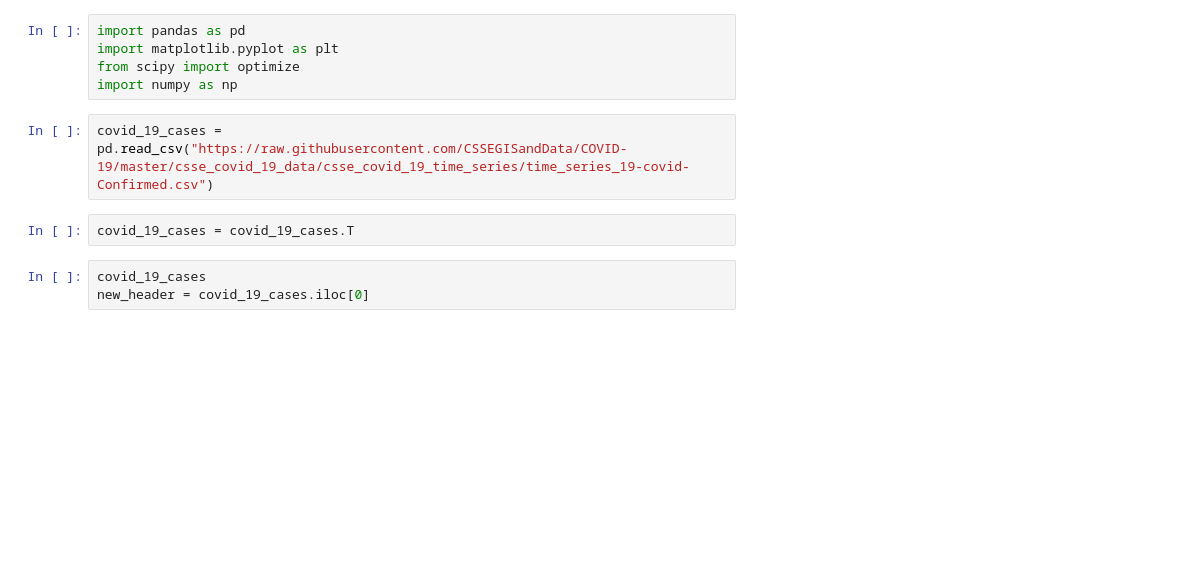
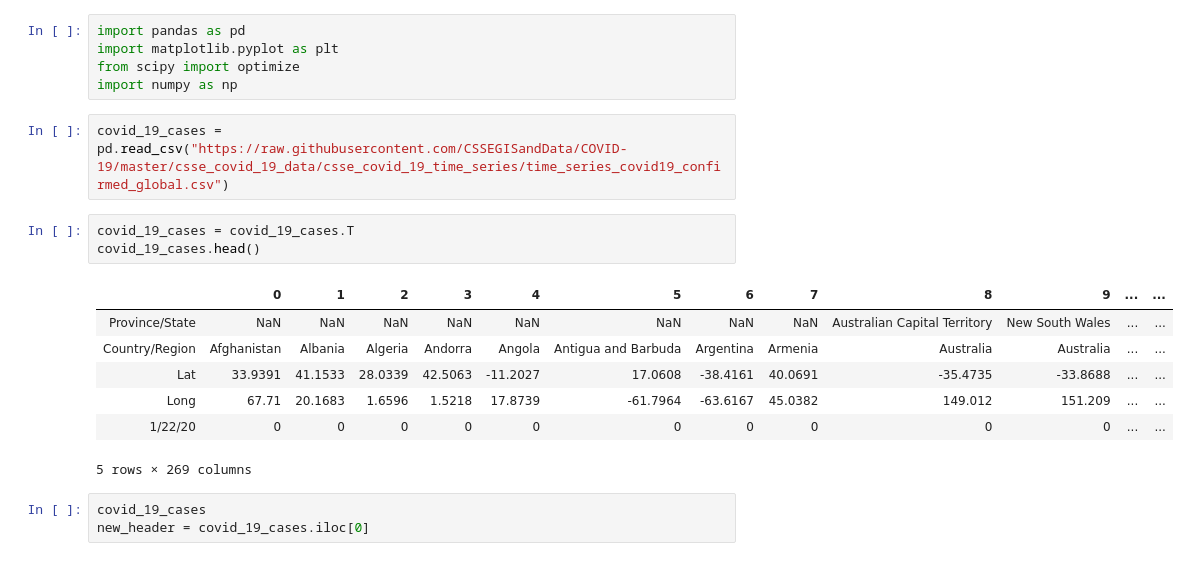
Before and after one commit to jcolot/Data-Science, a Jupyter notebook: COVID-19.ipynb, the cells around one changed output. Saved outputs shown, nothing was run; the diff lists cells and outputs as text; blank space fills up the shorter version.

```diff
--- a/COVID-19.ipynb
+++ b/COVID-19.ipynb
@@ -4,9 +4,18 @@ import matplotlib.pyplot as plt
 from scipy import optimize
 import numpy as np
 # %%
-covid_19_cases = pd.read_csv("https://raw.githubusercontent.com/CSSEGISandData/COVID-19/master/csse_covid_19_data/csse_covid_19_time_series/time_series_19-covid-Confirmed.csv")
+covid_19_cases = pd.read_csv("https://raw.githubusercontent.com/CSSEGISandData/COVID-19/master/csse_covid_19_data/csse_covid_19_time_series/time_series_covid19_confirmed_global.csv")
 # %%
 covid_19_cases = covid_19_cases.T
+covid_19_cases.head()
+# %% [output]
+|  | 0 | 1 | 2 | 3 | 4 | 5 | 6 | 7 | 8 | 9 | ... | ... |
+| Province/State | NaN | NaN | NaN | NaN | NaN | NaN | NaN | NaN | Australian Capital Territory | New South Wales | ... | ... |
+| Country/Region | Afghanistan | Albania | Algeria | Andorra | Angola | Antigua and Barbuda | Argentina | Armenia | Australia | Australia | ... | ... |
+| Lat | 33.9391 | 41.1533 | 28.0339 | 42.5063 | -11.2027 | 17.0608 | -38.4161 | 40.0691 | -35.4735 | -33.8688 | ... | ... |
+| Long | 67.71 | 20.1683 | 1.6596 | 1.5218 | 17.8739 | -61.7964 | -63.6167 | 45.0382 | 149.012 | 151.209 | ... | ... |
+| 1/22/20 | 0 | 0 | 0 | 0 | 0 | 0 | 0 | 0 | 0 | 0 | ... | ... |
+5 rows × 269 columns
 # %%
 covid_19_cases
 new_header = covid_19_cases.iloc[0]
```
Also changed, not shown: parts of 13 cells of this notebook, 13 other files.
